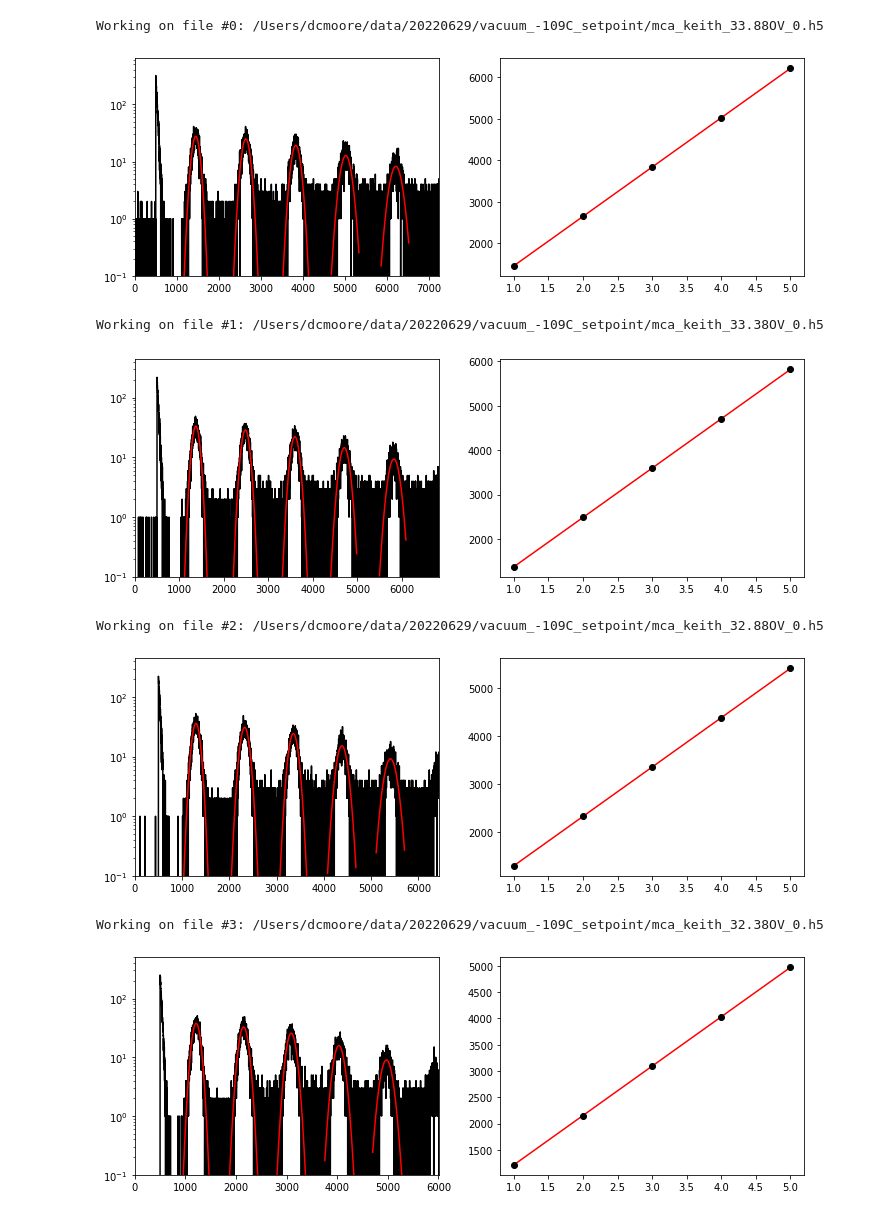
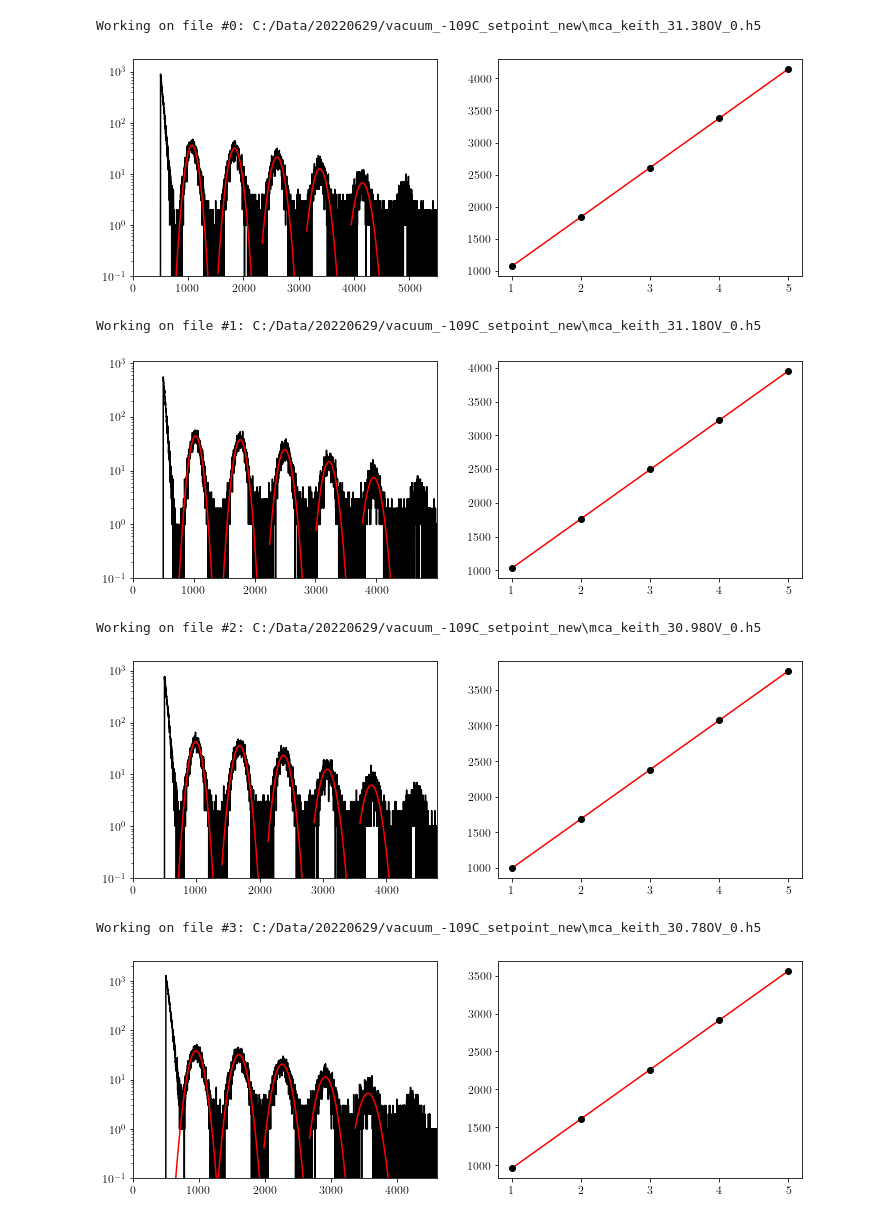
Before and after one commit to Moore-Lab/purity-monitor, a Jupyter notebook: Jupyter/Log/2022-06-29_gain_analysis.ipynb, the cells around one changed output. Saved outputs shown, nothing was run; the diff lists cells and outputs as text; code cells hidden in the pictures.

```diff
--- a/Jupyter/Log/2022-06-29_gain_analysis.ipynb
+++ b/Jupyter/Log/2022-06-29_gain_analysis.ipynb
@@ -4,7 +4,7 @@ import matplotlib.pyplot as plt
 import natsort, glob, h5py
 from scipy.optimize import curve_fit
 # %%
-path = "/Users/dcmoore/data/20220629/vacuum_-109C_setpoint/"
+path = r"C:/Data/20220629/vacuum_-109C_setpoint_new/"
 SRS_gain = 100
 peak_threshold = 700
 breakdown = 27.4
@@ -62,7 +62,13 @@ def fit_hist(bc, hh, spe_loc, fit_thresh, numsig=4, max_peaks=6):
             updated = True
 
         fpts = ( bc >= n*spe_loc - numsig*sig + pedestal) & (bc <= n*spe_loc + numsig*sig + pedestal) & (bc>fit_thresh)
-        bestp, covp = curve_fit(gauss_fun, bc[fpts], hh[fpts], p0=[1, n*spe_loc, sig])
+        try:
+            bestp, covp = curve_fit(gauss_fun, bc[fpts], hh[fpts], p0=[1, n*spe_loc, sig])
+        except RuntimeError as r:
+            out_vals.append([n, np.nan, np.nan])
+            xx = np.linspace( n*spe_loc - numsig*sig + pedestal, n*spe_loc + numsig*sig + pedestal, 100 )
+            plt.plot( xx, gauss_fun(xx, *spars), 'b' )
+            continue
 
         out_vals.append([n, bestp[1], np.sqrt(covp[1,1])])
 
@@ -71,7 +77,7 @@ def fit_hist(bc, hh, spe_loc, fit_thresh, numsig=4, max_peaks=6):
 
     return np.array(out_vals)
 # %%
-guess_1pe = 1450 * SRS_gain/100 ## based on highest gain data
+guess_1pe = 1100 * SRS_gain/100 ## based on highest gain data
 
 gain_vs_volts = []
 for i,file in enumerate(file_list):
@@ -84,38 +90,38 @@ for i,file in enumerate(file_list):
     ch2 = f.get('ch2')
     for key in ch2.keys():
         mca_hist = np.array(ch2.get(key))
     bin_num = np.arange(len(mca_hist))
 
     plt.figure(figsize=(12,4))
     plt.subplot(1,2,1)
     plt.semilogy(bin_num, mca_hist, 'k')
     plt.ylim(0.1, np.max(mca_hist)*2)
 
     if( len(gain_vs_volts)> 0):
         guess_1pe = gain_vs_volts[-1][1] * (file_volts-breakdown)/(gain_vs_volts[-1][0]-breakdown) + pedestal
 
     pe_locs = fit_hist(bin_num, mca_hist, guess_1pe, peak_threshold)
     plt.xlim(0, guess_1pe*5)
 
     plt.subplot(1,2,2)
     plt.errorbar( pe_locs[:,0], pe_locs[:,1], yerr=pe_locs[:,2], fmt='ko' )
 
     fpts = ~np.isnan(pe_locs[:,1])
     if(np.sum(fpts)< 3):
         continue
     gain_bp, gain_bc = curve_fit( lin_fun, pe_locs[fpts, 0], pe_locs[fpts, 1] )
     xx = pe_locs[fpts, 0]
     plt.plot( xx, lin_fun(xx, *gain_bp), 'r')
 
     gain_vs_volts.append( [file_volts, gain_bp[0], np.sqrt(gain_bc[0,0])] )
 
     plt.show()
 # %% [output]
-Working on file #0: /Users/dcmoore/data/20220629/vacuum_-109C_setpoint/mca_keith_33.88OV_0.h5
+Working on file #0: C:/Data/20220629/vacuum_-109C_setpoint_new\mca_keith_31.38OV_0.h5
-[figure, old version]
+[figure, new version]
-Working on file #1: /Users/dcmoore/data/20220629/vacuum_-109C_setpoint/mca_keith_33.38OV_0.h5
+Working on file #1: C:/Data/20220629/vacuum_-109C_setpoint_new\mca_keith_31.18OV_0.h5
-[figure, old version]
+[figure, new version]
-Working on file #2: /Users/dcmoore/data/20220629/vacuum_-109C_setpoint/mca_keith_32.88OV_0.h5
+Working on file #2: C:/Data/20220629/vacuum_-109C_setpoint_new\mca_keith_30.98OV_0.h5
-[figure, old version]
+[figure, new version]
-Working on file #3: /Users/dcmoore/data/20220629/vacuum_-109C_setpoint/mca_keith_32.38OV_0.h5
+Working on file #3: C:/Data/20220629/vacuum_-109C_setpoint_new\mca_keith_30.78OV_0.h5
-[figure, old version]
+[figure, new version]
```
Also changed, not shown: parts of 3 cells of this notebook, 1 other file.
